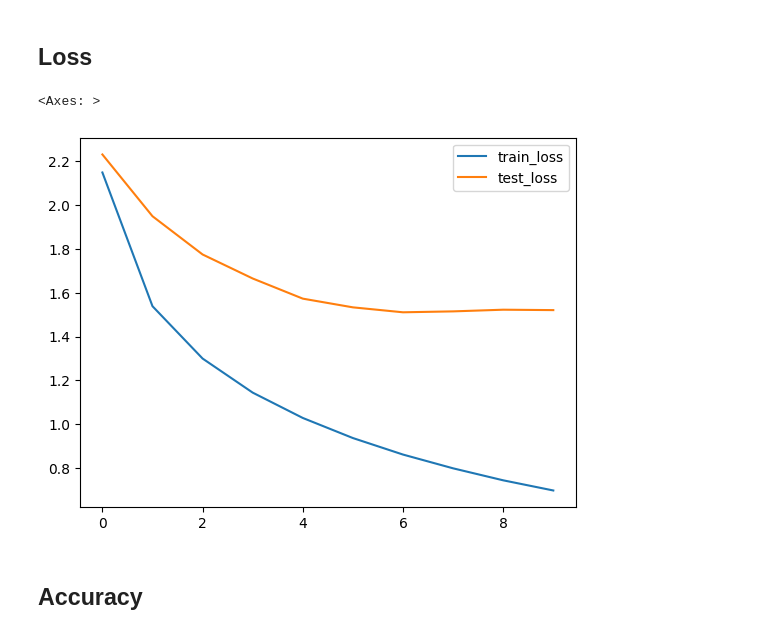
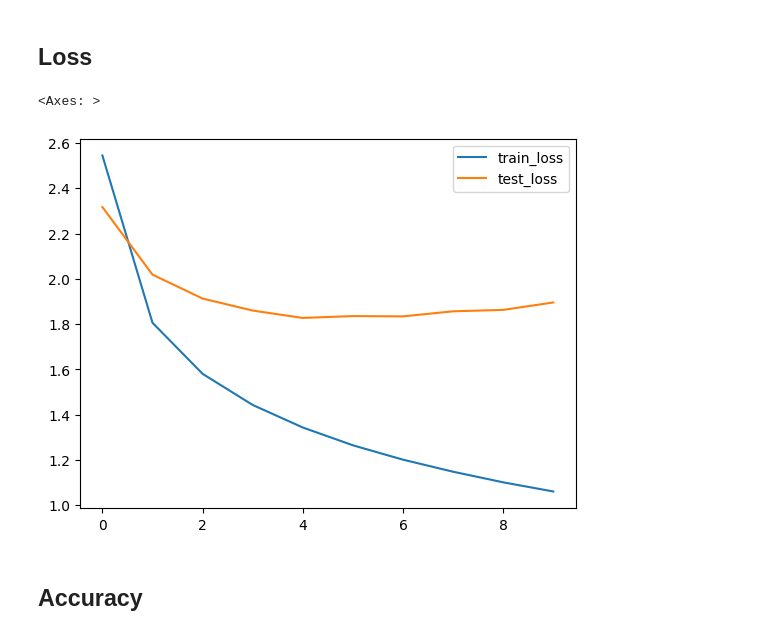
Before and after one commit to tomad01/train_embedding_model, a Jupyter notebook: check_results.ipynb, the cells around one changed output. Drawn from its saved outputs; the diff is of its cells as text; code cells hidden in the pictures.

```diff
--- a/check_results.ipynb
+++ b/check_results.ipynb
@@ -49,0 +3,25 @@ plt.plot(data['test_loss'])
+# %%
+import pandas as pd
+import json
+import glob
+import os
+
+# Define the base path for head model logs
+base_path = "/Users/DToma/work/classification_model/laboratory/model/"
+
+# Find all history.json files for head models
+log_files = sorted(glob.glob(os.path.join(base_path, "head_model*", "history.json")))
+
+# Load all JSON files into a list of DataFrames
+dfs = [pd.read_json(log) for log in log_files]
+
+# Merge test accuracy columns into the first DataFrame
+for i, df in enumerate(dfs[1:], start=2):  # Start from 2 for column naming
+    dfs[0][f'test_accuracy{i}'] = df['test_accuracy'].tolist()
+
+# Final DataFrame
+df_final = dfs[0]
+
+log_file5 = "/Users/DToma/work/classification_model/laboratory/model/body_model/history.json"
+with open(log_file5, 'r') as f:
+    data = json.load(f)
@@ -51,9 +37,9 @@ plt.plot(data['test_loss'])
 ## Loss
 # %%
 # plot the loss
-df[['train_loss','test_loss']].plot()
+df_final[['train_loss','test_loss']].plot()
 # %% [output]
 <Axes: >
-[figure, old version]
+[figure, new version]
 # %% [markdown]
 ## Accuracy
```
Also changed, not shown: parts of 5 cells of this notebook, 2 other files.
